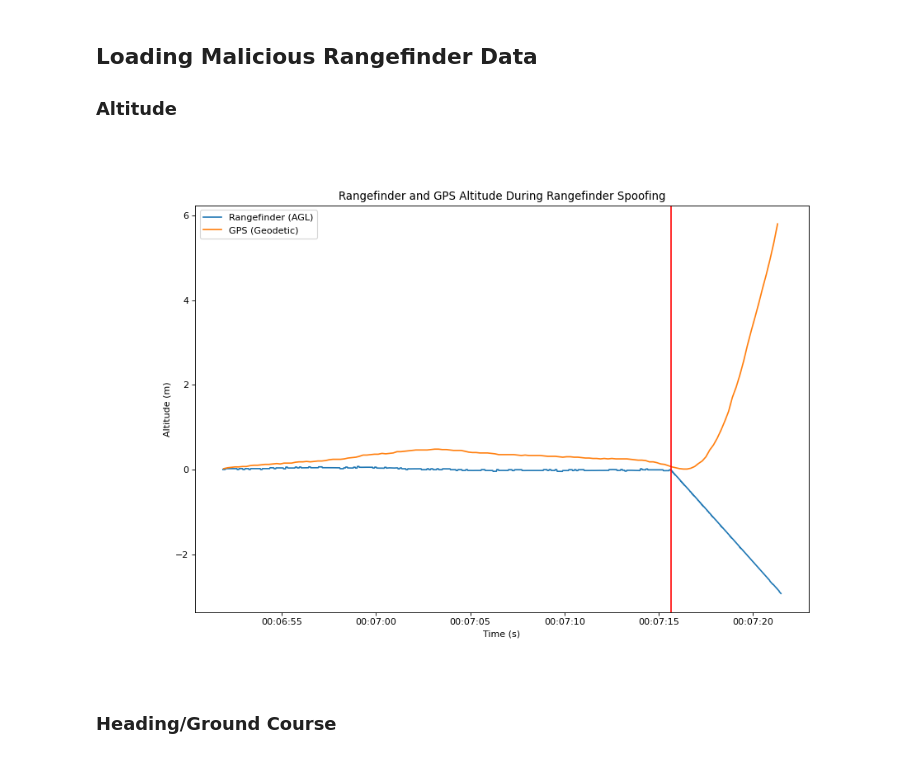
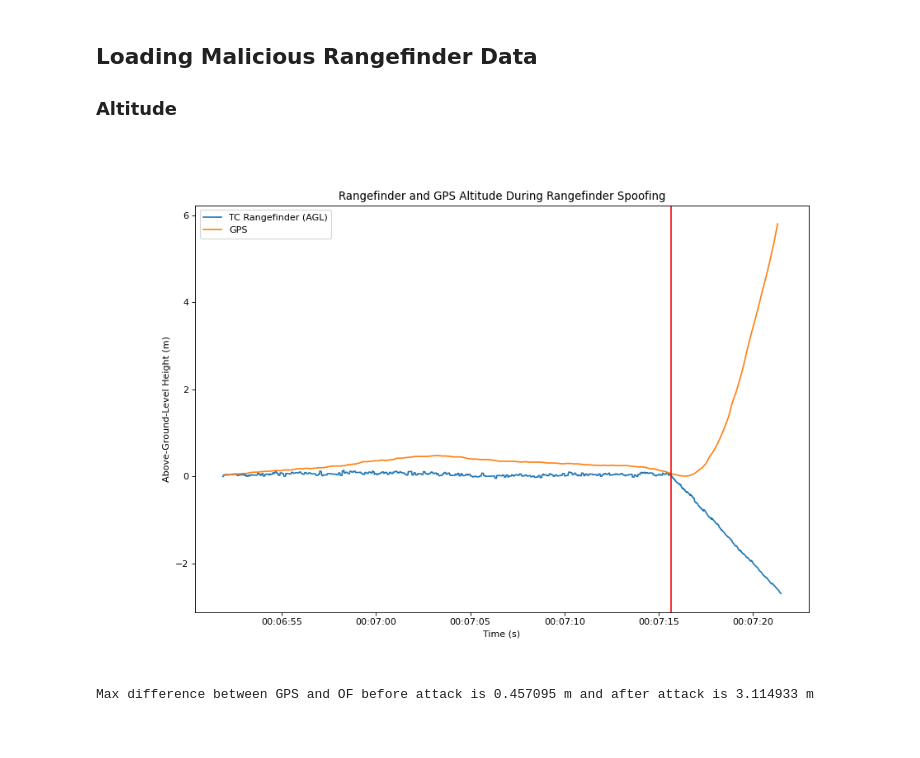
Before and after one commit to BaileySri/Practical-Software-Defense-for-GPS-Spoofing-on-a-Hobby-UAV-Offline, a Jupyter notebook: notebooks/1.0-bks-GPS.ipynb, the cells around one changed output. Saved outputs shown, nothing was run; the diff lists cells and outputs as text; code cells hidden in the pictures.

```diff
--- a/notebooks/1.0-bks-GPS.ipynb
+++ b/notebooks/1.0-bks-GPS.ipynb
@@ -260,35 +356,43 @@ df.set_index("TimeUS",inplace=True)
 df = df.drop_duplicates()
 df.reset_index(inplace=True)
 
-#Get rid of duplicate rows
+#Get rid of duplicate rows and convert timestamps to datetime
+ofMS = df[df.ofMS.shift() != df.ofMS][["ofMS","frF","frR","brF","brR", "rf", "m00", "m10"]].reset_index()
+ofMS['ofMS'] = pd.to_datetime(ofMS['ofMS'], unit='ms')
+magUS = df[df.magUS.shift() != df.magUS][["magUS","magx","magy","magz"]].reset_index()
+magUS['magUS'] = pd.to_datetime(magUS['magUS'], unit='us')
+cUS = df[df.cUS.shift() != df.cUS][["cUS","gyrx","gyry","gyrz","CAN","CAE","CAD","rCAN","rCAE","rCAD", "CVN", "CVE", "CVD"]].reset_index()
+cUS['cUS'] = pd.to_datetime(cUS['cUS'], unit='us')
 gpsMS = df[df.gpsMS.shift() != df.gpsMS][["gpsMS","lat","lng","gpAlt", "m00", "m10"]].reset_index()
 gpsMS['gpsMS'] = pd.to_datetime(gpsMS['gpsMS'], unit='ms')
+rfMS = df[df.rfMS.shift() != df.rfMS][["rfMS","rf","m22"]].reset_index(drop=True)
+rfMS['rfMS'] = pd.to_datetime(rfMS['rfMS'], unit='ms')
 
 attack_start = pd.to_datetime(435647900, unit='us')
 # %%
+#Pitch information from magnetometer
+from confirmation.process import mag_to_pitch
+
+pitch = pd.DataFrame(data={'magUS':magUS.magUS, 'pitch':mag_to_pitch(magUS.magz, magUS.magy, magUS.magx)})
 #Rangefinder
-rfMS = df[df.rfMS.shift() != df.rfMS][["rfMS","rf","m22"]].reset_index(drop=True)
-rfMS['rfMS'] = pd.to_datetime(rfMS['rfMS'], unit='ms')
-tilt_compensated_rf = []
-for reading in range(len(rfMS)):
-    tilt_compensated_rf.append(max(rfMS.m22[reading], 0.707) * rfMS.rf[reading])
-tilt_compensated_rf = pd.Series(tilt_compensated_rf, name="Rangefinder")
-rf_alt = tilt_compensated_rf/100
+rfMS['rfAlt'] = rfMS.m22.multiply(rfMS.rf/100)
+#Merging pitch and rangefinder data
+rf_alt = pd.merge_asof(rfMS, pitch, left_on='rfMS', right_on='magUS', direction='backward')
+#Compensating pitch, tc
+rf_alt['tc'] = rf_alt.rfAlt.multiply(1-(0.293*(abs(rf_alt.pitch-180)/45)))
 
 #GPS
 gps_alt = change_in_signal(gpsMS.gpAlt/100)
 
-plt.figure(5, figsize=(12, 8), dpi=80)
-plt.subplot(1, 1, 1)
-plt.plot(rfMS.rfMS, rf_alt-rf_alt[0], label="Rangefinder (AGL)")
-plt.plot(gpsMS.gpsMS[1:], gps_alt.cumsum(), label="GPS (Geodetic)")
+plt.figure(8, figsize=(12, 8), dpi=80)
+ax = plt.subplot(1, 1, 1)
+plt.plot(rfMS.rfMS, rf_alt.tc - rf_alt.tc[0], label="TC Rangefinder (AGL)")
+plt.plot(gpsMS.gpsMS[1:], gps_alt.cumsum(), label="GPS")
 plt.xlabel("Time (s)")
-plt.ylabel("Altitude (m)")
+plt.ylabel("Above-Ground-Level Height (m)")
 plt.title("Rangefinder and GPS Altitude During Rangefinder Spoofing")
 plt.axvline(attack_start, color='r')
 plt.legend()
 plt.show()
 # %% [output]
-[figure, old version]
+[figure, new version]
-# %% [markdown]
-### Heading/Ground Course
@@ -294,0 +404,7 @@ plt.show()
+# %%
+print("Max difference between GPS and OF before attack is %f m and after attack is %f m" % (
+        abs(abs(gps_alt.cumsum()) - abs(rf_gps))[gpsMS.gpsMS < attack_start].max(),
+        abs(abs(gps_alt.cumsum()) - abs(rf_gps))[(gpsMS.gpsMS >= attack_start)].max())
+     )
+# %% [output]
+Max difference between GPS and OF before attack is 0.457095 m and after attack is 3.114933 m
```
Also changed, not shown: parts of 18 cells of this notebook, 1 other file.
